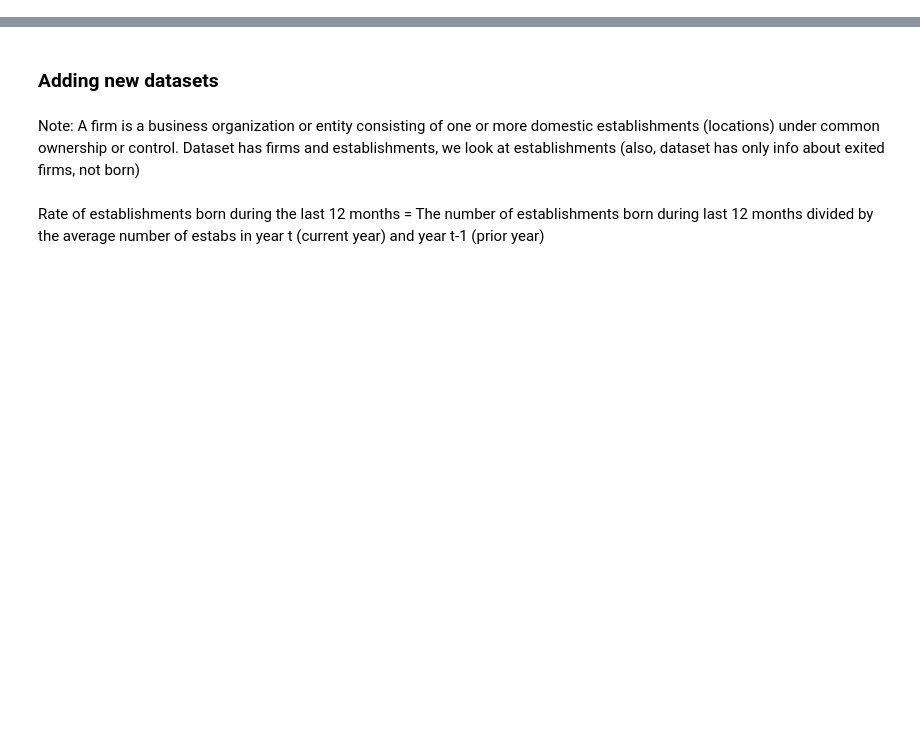
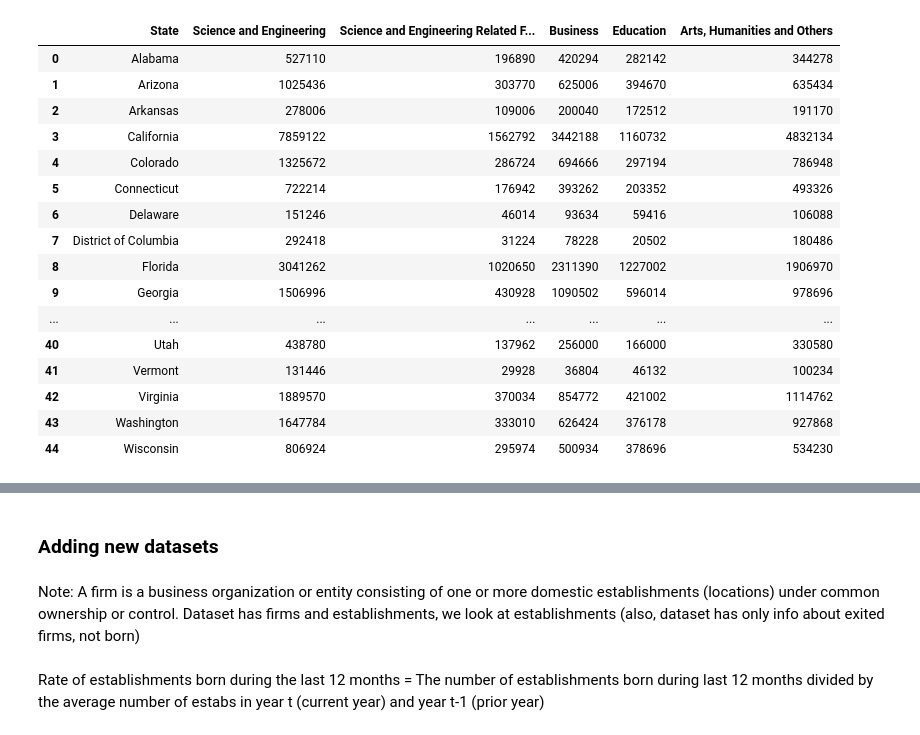
Before and after one commit to Fantomas4/2AMD20-Knowledge-Engineering-Group-6, a Jupyter notebook: Processing + New Datasets.ipynb, the cells around one changed output, grey strips where cells are left out. Saved outputs shown, nothing was run; the diff lists cells and outputs as text; code cells hidden in the pictures; blank space fills up the shorter version.

```diff
--- a/Processing + New Datasets.ipynb
+++ b/Processing + New Datasets.ipynb
@@ -225,0 +221,26 @@ Report bachelor_report.html was generated! NOTEBOOK/COLAB USERS: the web browser
+# %%
+filtered_df = df_2[df_2["Sex"] == "Total"]
+degrees_dataset = filtered_df.groupby(['State'], as_index=False).agg({'Science and Engineering': 'sum',
+                                                               'Science and Engineering Related Fields': 'sum',
+                                                              'Business': 'sum',
+                                                              'Education': 'sum',
+                                                              'Arts, Humanities and Others': 'sum'})
+degrees_dataset
+# %% [output]
+|  | State | Science and Engineering | Science and Engineering Related F... | Business | Education | Arts, Humanities and Others |
+| 0 | Alabama | 527110 | 196890 | 420294 | 282142 | 344278 |
+| 1 | Arizona | 1025436 | 303770 | 625006 | 394670 | 635434 |
+| 2 | Arkansas | 278006 | 109006 | 200040 | 172512 | 191170 |
+| 3 | California | 7859122 | 1562792 | 3442188 | 1160732 | 4832134 |
+| 4 | Colorado | 1325672 | 286724 | 694666 | 297194 | 786948 |
+| 5 | Connecticut | 722214 | 176942 | 393262 | 203352 | 493326 |
+| 6 | Delaware | 151246 | 46014 | 93634 | 59416 | 106088 |
+| 7 | District of Columbia | 292418 | 31224 | 78228 | 20502 | 180486 |
+| 8 | Florida | 3041262 | 1020650 | 2311390 | 1227002 | 1906970 |
+| 9 | Georgia | 1506996 | 430928 | 1090502 | 596014 | 978696 |
+| ... | ... | ... | ... | ... | ... | ... |
+| 40 | Utah | 438780 | 137962 | 256000 | 166000 | 330580 |
+| 41 | Vermont | 131446 | 29928 | 36804 | 46132 | 100234 |
+| 42 | Virginia | 1889570 | 370034 | 854772 | 421002 | 1114762 |
+| 43 | Washington | 1647784 | 333010 | 626424 | 376178 | 927868 |
+| 44 | Wisconsin | 806924 | 295974 | 500934 | 378696 | 534230 |
```
Also changed, not shown: parts of 22 cells of this notebook.
